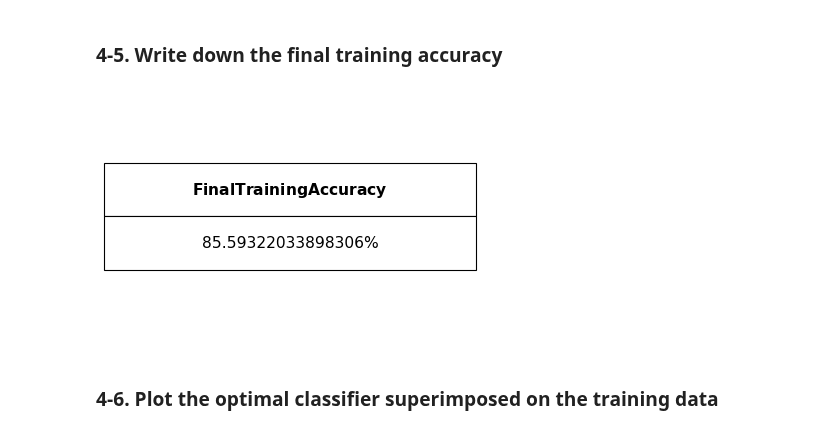
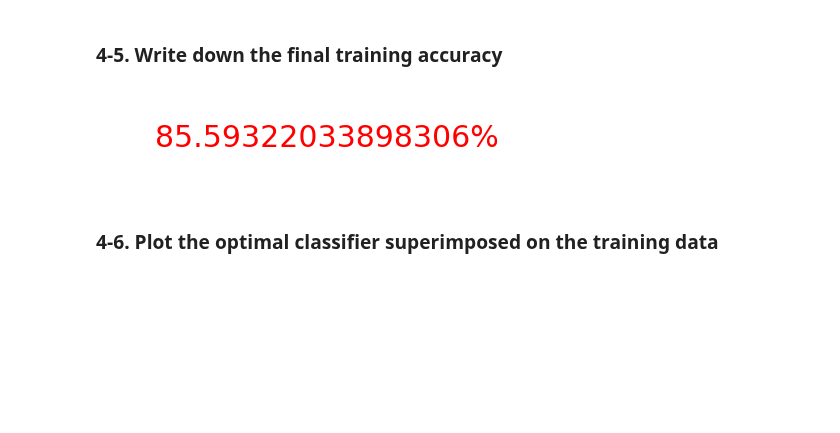
Before and after one commit to ihooni/class-MachineLearning, a Jupyter notebook: 06/assignment-06.ipynb, the cells around one changed output. Drawn from its saved outputs; the diff is of its cells as text; code cells hidden in the pictures; blank space fills up the shorter version.

```diff
--- a/06/assignment-06.ipynb
+++ b/06/assignment-06.ipynb
@@ -125,19 +135,14 @@ plt.show()
 # %% [markdown]
 ### 4-5. Write down the final training accuracy
-# %%
-fig = plt.figure(dpi=80)
-ax = fig.add_subplot(1,1,1)
-table_data=[
-    ["$\\bf{Final Training Accuracy}$"],
-    [f'{history["train_acc"][-1] * 100}%'],
-]
-table = ax.table(cellText=table_data, loc='center', cellLoc='center')
-table.set_fontsize(14)
-table.scale(1, 4)
-ax.axis('off')
-plt.show()
-# %% [output]
-[figure, removed]
+# %%
+ax = plt.axes([0,0,0.3,0.3]) #left,bottom,width,height
+ax.set_xticks([])
+ax.set_yticks([])
+ax.axis('off')
+plt.text(0.4, 0.4, f'{history["train_acc"][-1] * 100}%', size=30, color="red")
+plt.show()
+# %% [output]
+[figure, added]
 # %% [markdown]
 ### 4-6. Plot the optimal classifier superimposed on the training data
 # %%
```
Also changed, not shown: parts of 2 cells of this notebook.
